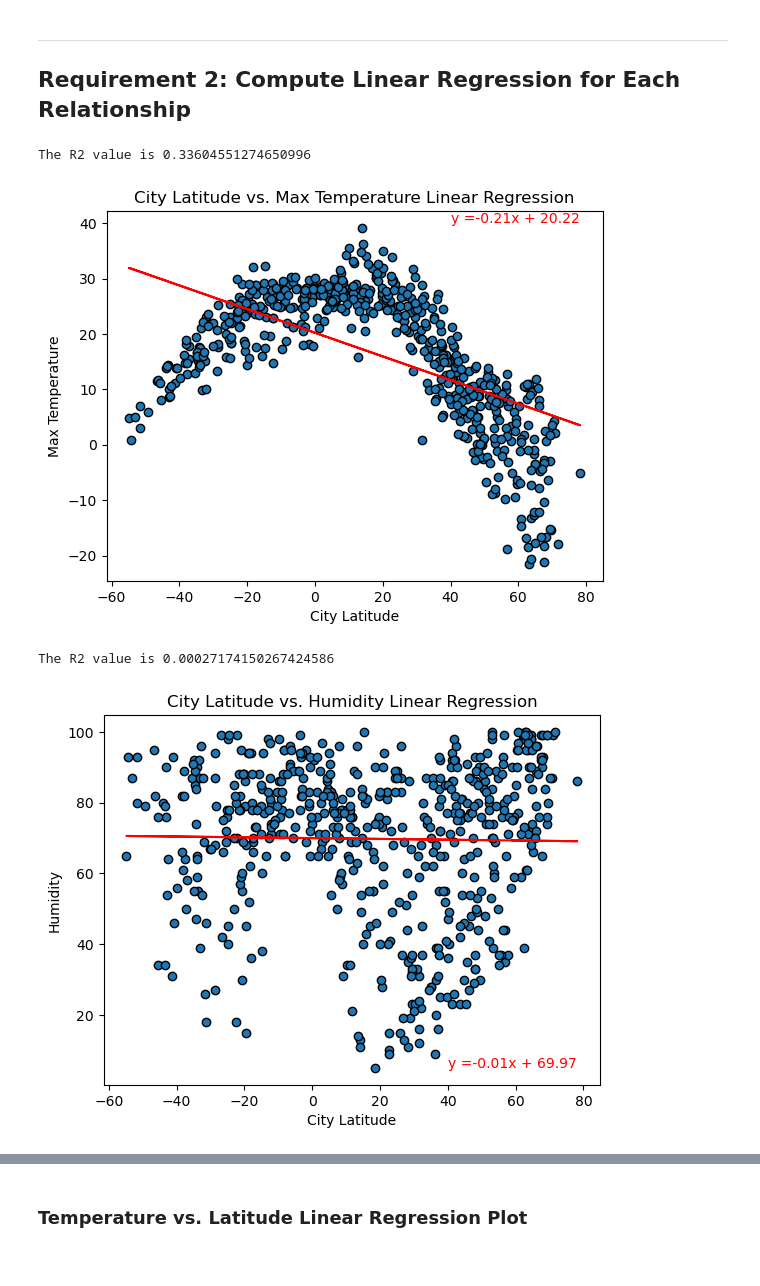
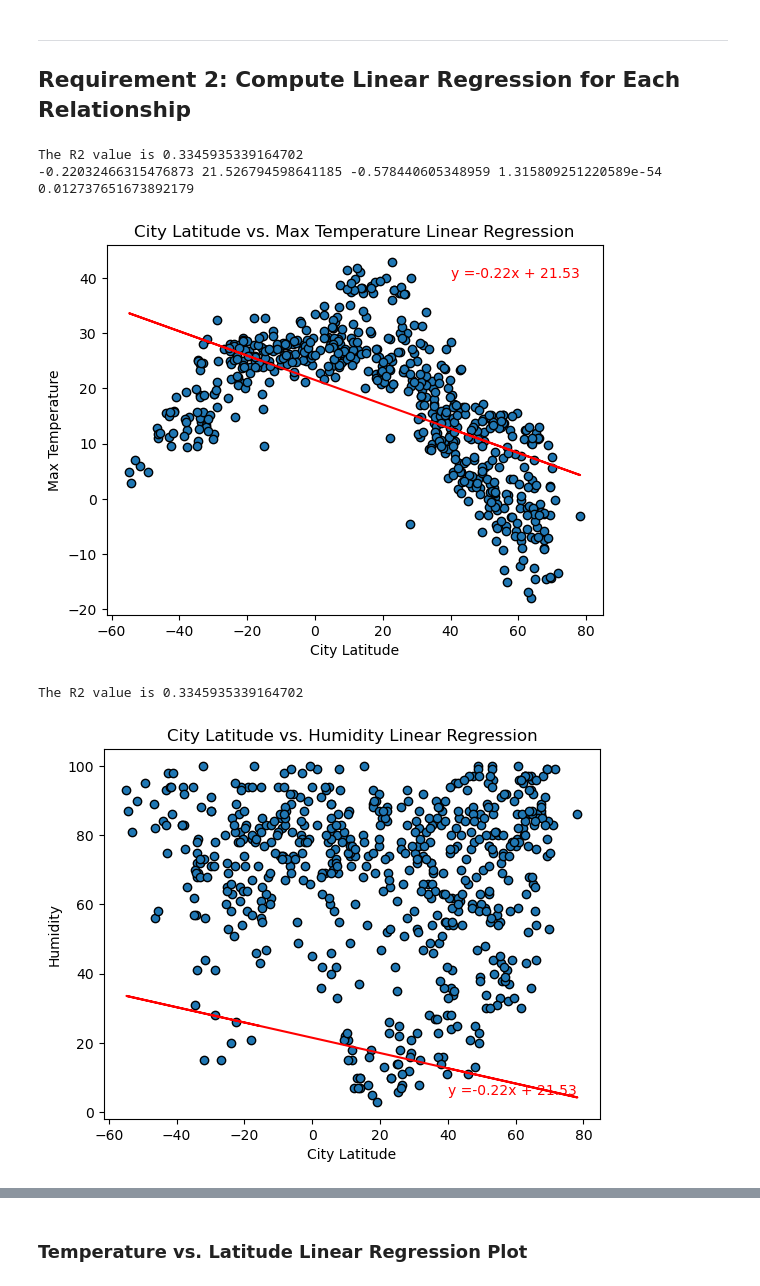
Before and after one commit to kristianrafuse/Python-API-Basics, a Jupyter notebook: WeatherPy/WeatherPy.ipynb, the cells around one changed output, grey strips where cells are left out. Saved outputs shown, nothing was run; the diff lists cells and outputs as text; code cells hidden in the pictures.

```diff
--- a/WeatherPy/WeatherPy.ipynb
+++ b/WeatherPy/WeatherPy.ipynb
@@ -268,32 +268,33 @@ plt.plot(city_data_df['Lat'], regress_values, color='red')
 plt.annotate(line_eq, (40,40), color='red')
 
 print(f'The R2 value is {rvalue**2}')
-
+print(slope, intercept, rvalue, pvalue, stderr)
 plt.show()
 # %% [output]
-The R2 value is 0.33604551274650996
+The R2 value is 0.3345935339164702
+-0.22032466315476873 21.526794598641185 -0.578440605348959 1.315809251220589e-54 0.012737651673892179
-[figure, old version]
+[figure, new version]
 # %%
-(slope, intercept, rvalue, pvalue, stderr) = linregress(city_data_df['Lat'], city_data_df['Humidity'])
+### (slope, intercept, rvalue, pvalue, stderr) = linregress(city_data_df['Lat'], city_data_df['Humidity'])
 
 regress_values = slope*city_data_df['Lat'] + intercept
 
 line_eq = f'y ={round(slope, 2)}x + {round(intercept, 2)}'
 
 plt.scatter(city_data_df['Lat'], city_data_df['Humidity'], edgecolors='black')
 plt.title(f'City Latitude vs. Humidity Linear Regression')
 plt.xlabel('City Latitude')
 plt.ylabel('Humidity')
 plt.plot(city_data_df['Lat'], regress_values, color='red')
 
 plt.annotate(line_eq, (40,5), color='red')
 
 print(f'The R2 value is {rvalue**2}')
 
 plt.show()
 # %% [output]
-The R2 value is 0.00027174150267424586
+The R2 value is 0.3345935339164702
-[figure, old version]
+[figure, new version]
 # %%
 (slope, intercept, rvalue, pvalue, stderr) = linregress(city_data_df['Lat'], city_data_df['Cloudiness'])
 
```
Also changed, not shown: parts of 25 cells of this notebook, 5 other files.
